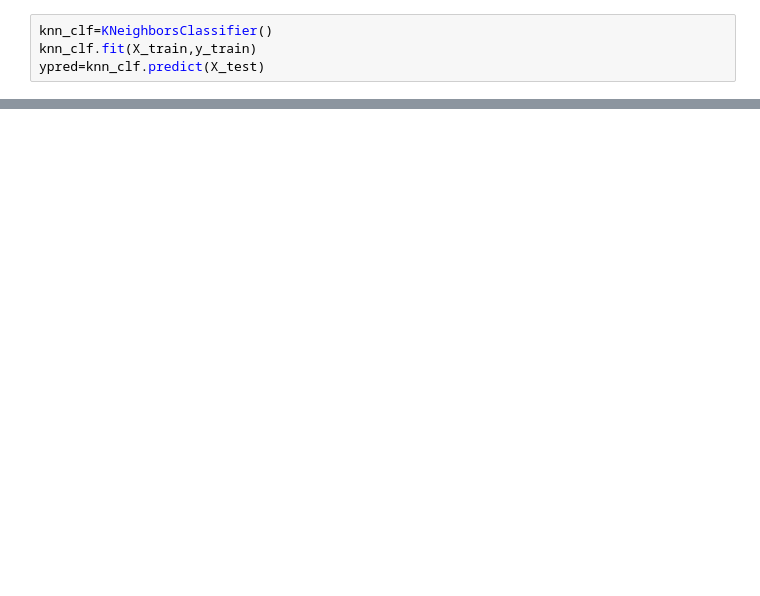
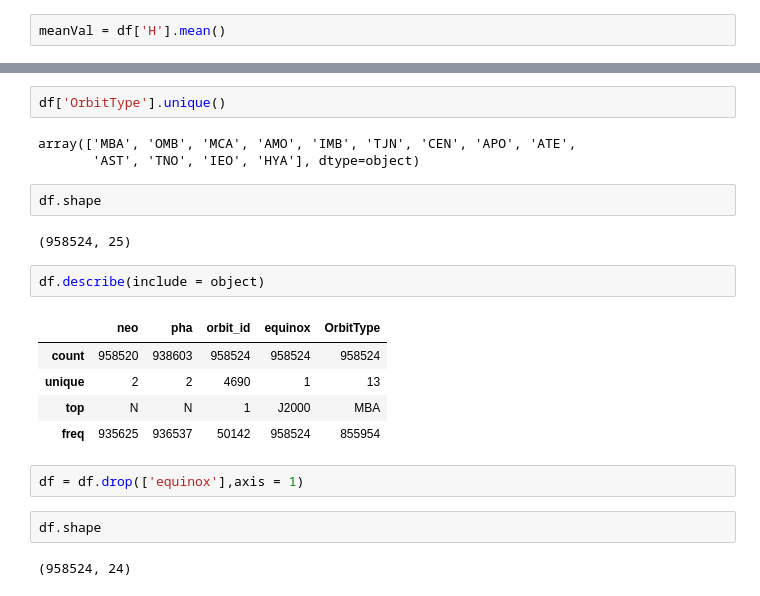
Before and after one commit to agnishde/Asteroid-orbit-classification, a Jupyter notebook: classification asteroid.ipynb, the cells around one changed output, grey strips where cells are left out. Cells and saved outputs as stored; diff of their text form; blank space fills up the shorter version.

```diff
--- a/classification asteroid.ipynb
+++ b/classification asteroid.ipynb
@@ -122,5 +133,3 @@ Accuracy: 0.40101646346408587
 # %%
-knn_clf=KNeighborsClassifier()
-knn_clf.fit(X_train,y_train)
-ypred=knn_clf.predict(X_test)
+meanVal = df['H'].mean()
 # %%
@@ -130,0 +162,23 @@ Accuracy: 0.40101646346408587
+# %%
+df['OrbitType'].unique()
+# %% [output]
+array(['MBA', 'OMB', 'MCA', 'AMO', 'IMB', 'TJN', 'CEN', 'APO', 'ATE',
+       'AST', 'TNO', 'IEO', 'HYA'], dtype=object)
+# %%
+df.shape
+# %% [output]
+(958524, 25)
+# %%
+df.describe(include = object)
+# %% [output]
+|  | neo | pha | orbit_id | equinox | OrbitType |
+| count | 958520 | 938603 | 958524 | 958524 | 958524 |
+| unique | 2 | 2 | 4690 | 1 | 13 |
+| top | N | N | 1 | J2000 | MBA |
+| freq | 935625 | 936537 | 50142 | 958524 | 855954 |
+# %%
+df = df.drop(['equinox'],axis = 1)
+# %%
+df.shape
+# %% [output]
+(958524, 24)
```
Also changed, not shown: parts of 19 cells of this notebook.
